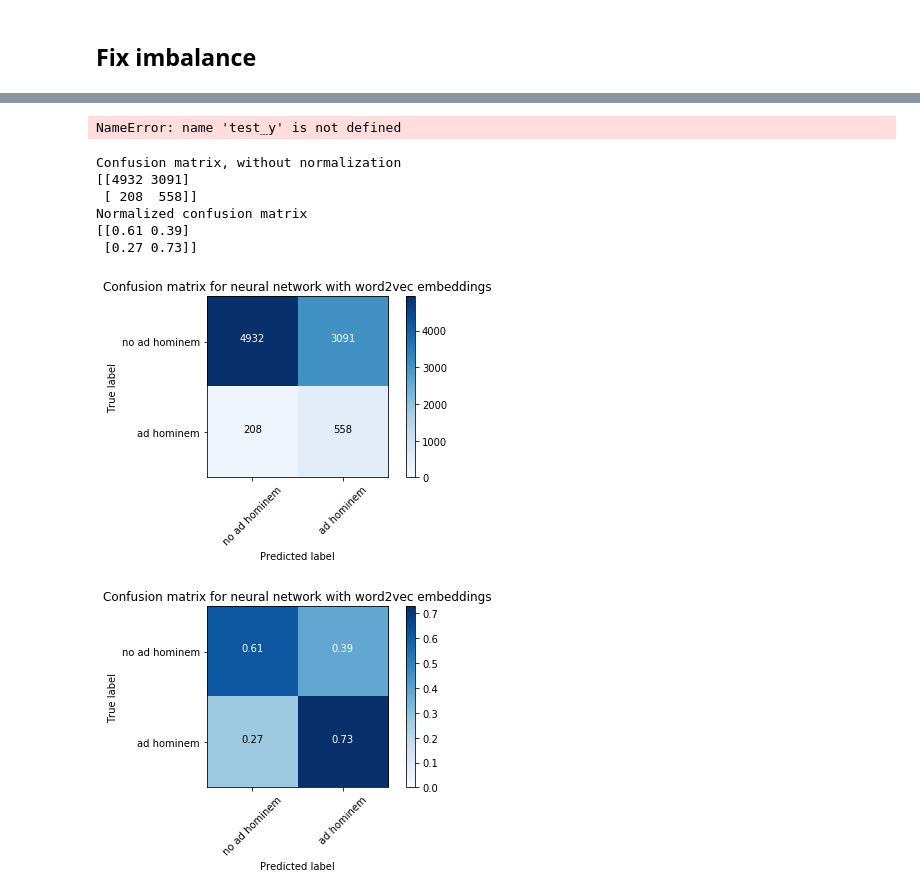
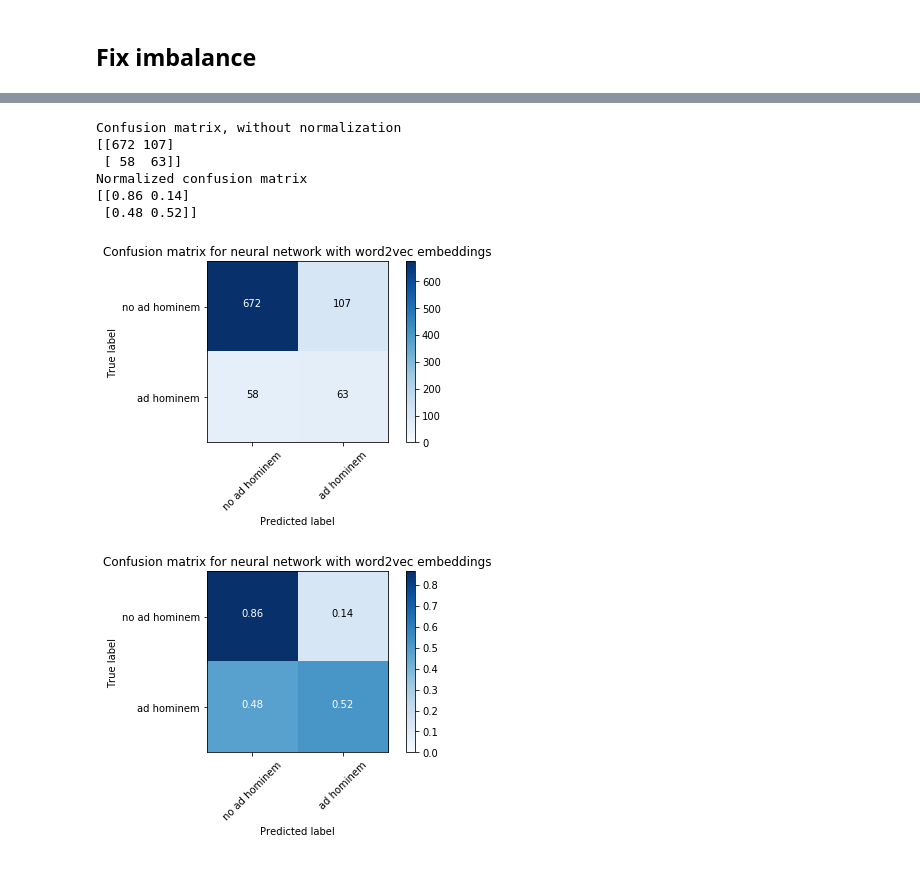
Before and after one commit to iPieter/ad-hominem-detection, a Jupyter notebook: models/03_word2vec/word2vec-Fetahu.ipynb, the cells around one changed output, grey strips where cells are left out. Drawn from its saved outputs; the diff is of its cells as text; code cells hidden in the pictures.

```diff
--- a/models/03_word2vec/word2vec-Fetahu.ipynb
+++ b/models/03_word2vec/word2vec-Fetahu.ipynb
@@ -111,6 +127,6 @@ test_vectors = combineData(test, maxLength)
 # %%
-batch_size = 500
-epochs = 4
+batch_size = 50
+epochs = 10
 # %% [markdown]
 ## Fix imbalance
 # %%
@@ -125,18 +141,17 @@ array([0.5466403 , 5.86017192])
 # %%
 from keras.models import Sequential
-from keras.layers import Dense
-from keras.layers import Dropout
-from keras.layers import LSTM, Bidirectional
-from keras.layers import Conv1D, PReLU, Flatten
+from keras.layers import Masking
+from keras.layers import LSTM, Bidirectional, GRU
 from keras.layers import Dense, Activation, Dropout
 from keras.callbacks import ModelCheckpoint
 from keras.utils import np_utils
 import tensorflow as tf
 
 model = Sequential()
-model.add(Bidirectional(LSTM(10, return_sequences=True),
-                        input_shape=(maxLength, 300)))
-model.add(Bidirectional(LSTM(10)))
-model.add(Dense(1))
-model.add(Activation('softmax'))
-model.compile(loss='binary_crossentropy', optimizer='rmsprop', metrics=['accuracy'])
+model.add(Masking(mask_value=0., input_shape=(maxLength, 300)))
+model.add(Bidirectional(GRU(10, return_sequences=True), merge_mode='concat'))
+model.add(Bidirectional(GRU(10), merge_mode='concat'))
+model.add(Dense(64))
+model.add(Dense(2, activation="softmax"))
+#model.add(Activation('softmax'))
+model.compile(loss='binary_crossentropy', optimizer='adadelta', metrics=['accuracy'])
@@ -161,7 +176,7 @@ Trainable params: 27,381
 Non-trainable params: 0
 _________________________________________________________________
 # %%
-history = model.fit(train_vectors, train["isAdHominem"],
+history = model.fit(train_vectors, np.array([train["isAdHominem"], 1-train["isAdHominem"]]).T,
                     batch_size=batch_size,
                     epochs=epochs,
                     verbose=1,
@@ -174,4 +203,2 @@ KeyboardInterrupt:
 # %%
 test_predicted = model.predict(test_vectors)
-# %% [output]
-NameError: name 'test_y' is not defined
@@ -180,30 +207,30 @@ NameError: name 'test_y' is not defined
 # %%
 # Compute confusion matrix
-cnf_matrix = confusion_matrix(test["isAdHominem"], test_predicted > 0.05)
+cnf_matrix = confusion_matrix(test["isAdHominem"], test_predicted[:,0] > test_predicted[:,1])
 
 np.set_printoptions(precision=2)
 
 title="Confusion matrix for neural network with word2vec embeddings"
 
 # Plot normalized confusion matrix
 fig = plt.figure()
 plot_confusion_matrix(cnf_matrix, classes=["no ad hominem", "ad hominem"],normalize=False,
                       title=title)
 
 #print('plots exported.png')
-#fig.savefig("model02_not_normalized.png")
+fig.savefig("model03_not_normalized.png")
 
 # Plot non-normalized confusion matrix
 fig = plt.figure()
 plot_confusion_matrix(cnf_matrix, classes=["no ad hominem", "ad hominem"],normalize=True,
                       title=title)
-#fig.savefig("model02_normalized.png")
+fig.savefig("model03_normalized.png")
 # %% [output]
 Confusion matrix, without normalization
-[[4932 3091]
- [ 208  558]]
+[[672 107]
+ [ 58  63]]
 Normalized confusion matrix
-[[0.61 0.39]
- [0.27 0.73]]
+[[0.86 0.14]
+ [0.48 0.52]]
-[figure, old version]
+[figure, new version]
-[figure, old version]
+[figure, new version]
```
Also changed, not shown: parts of 13 cells of this notebook.
